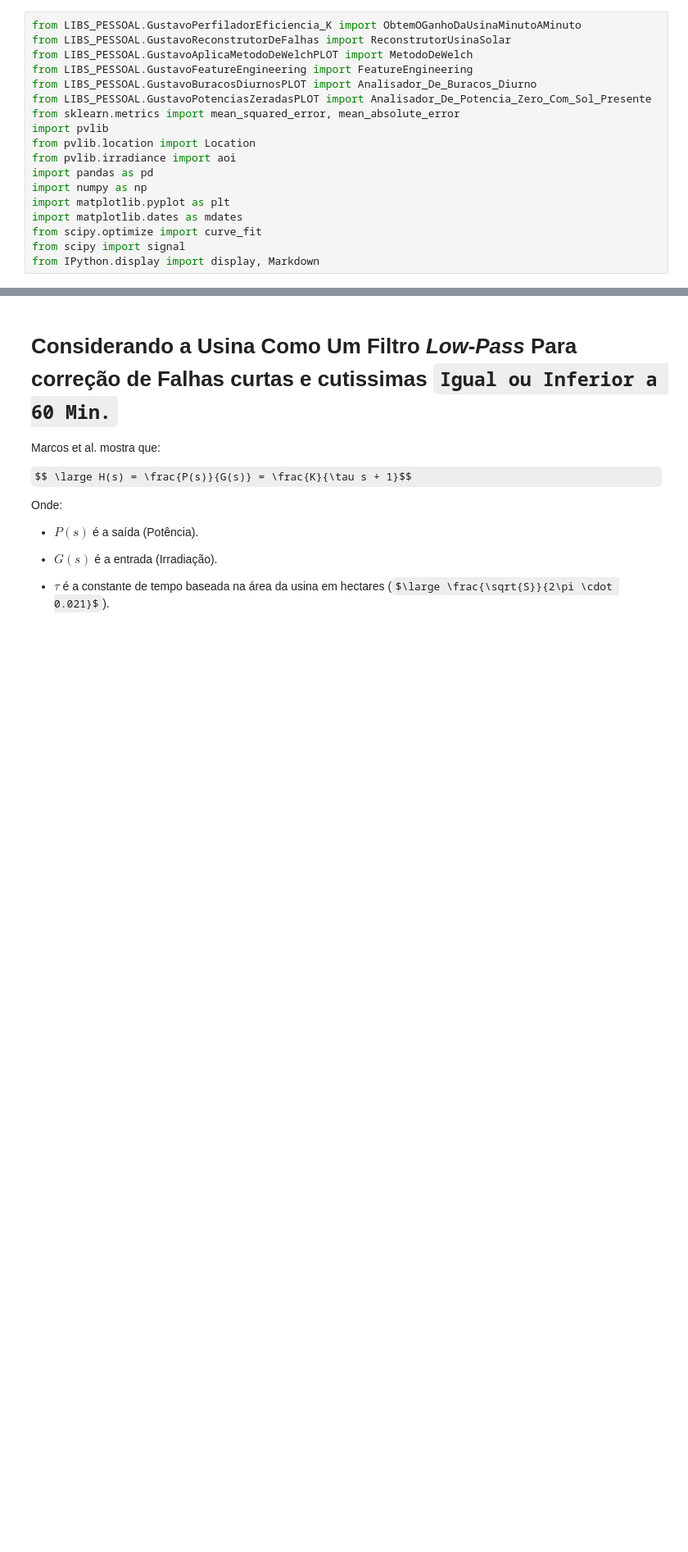
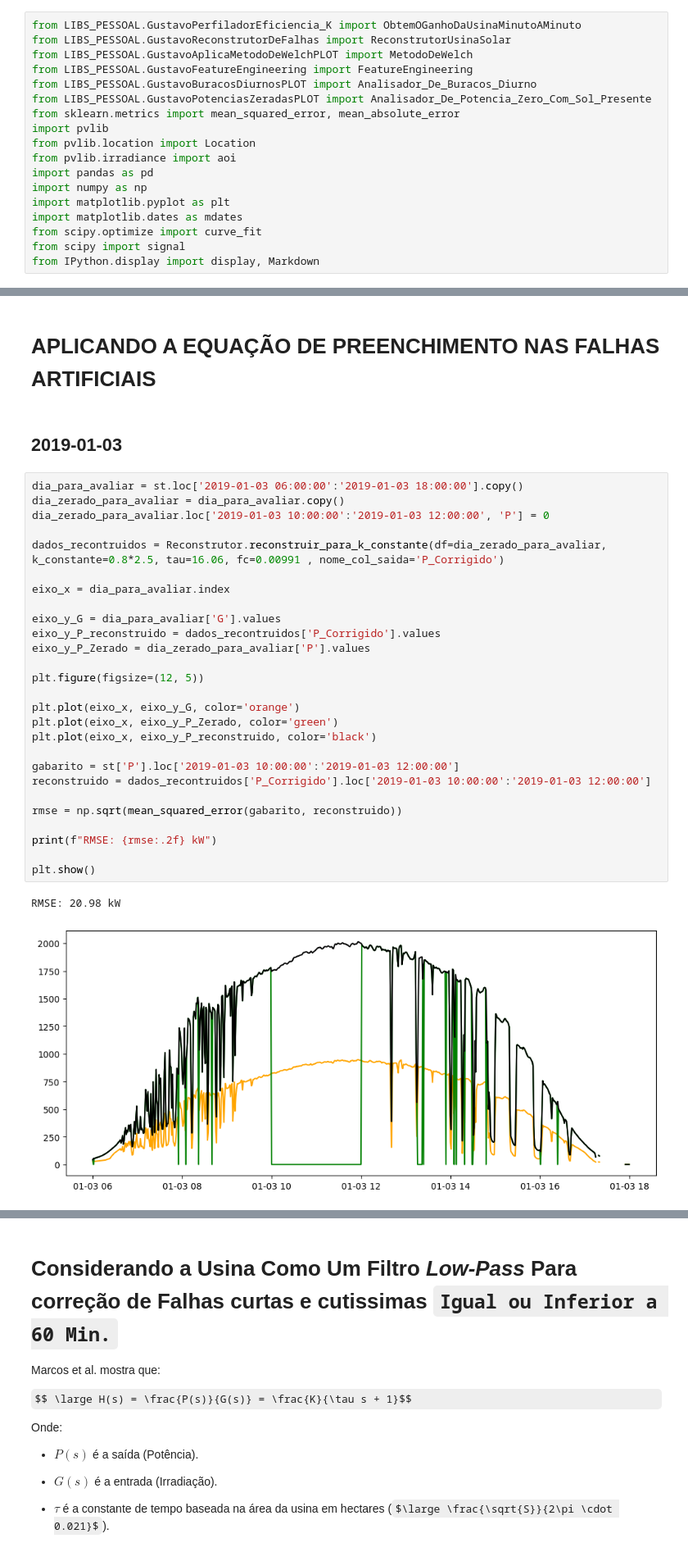
Before and after one commit to gustavodiasz/Modelagem_Dinamica_Usina_FV, a Jupyter notebook: Analise Dos Dados Da Usina De Petrolina.ipynb, the cells around one changed output, grey strips where cells are left out. Shown at 82% size. Drawn from its saved outputs; the diff is of its cells as text; some formulas as TeX source; blank space fills up the shorter version.

```diff
--- a/Analise Dos Dados Da Usina De Petrolina.ipynb
+++ b/Analise Dos Dados Da Usina De Petrolina.ipynb
@@ -129,0 +97,34 @@ plt.show()
+# %% [markdown]
+# APLICANDO A EQUAÇÃO DE PREENCHIMENTO NAS FALHAS ARTIFICIAIS
+# %% [markdown]
+## 2019-01-03
+# %%
+dia_para_avaliar = st.loc['2019-01-03 06:00:00':'2019-01-03 18:00:00'].copy()
+dia_zerado_para_avaliar = dia_para_avaliar.copy()
+dia_zerado_para_avaliar.loc['2019-01-03 10:00:00':'2019-01-03 12:00:00', 'P'] = 0
+
+dados_recontruidos = Reconstrutor.reconstruir_para_k_constante(df=dia_zerado_para_avaliar, k_constante=0.8*2.5, tau=16.06, fc=0.00991 , nome_col_saida='P_Corrigido')
+
+eixo_x = dia_para_avaliar.index
+
+eixo_y_G = dia_para_avaliar['G'].values
+eixo_y_P_reconstruido = dados_recontruidos['P_Corrigido'].values
+eixo_y_P_Zerado = dia_zerado_para_avaliar['P'].values
+
+plt.figure(figsize=(12, 5))
+
+plt.plot(eixo_x, eixo_y_G, color='orange')
+plt.plot(eixo_x, eixo_y_P_Zerado, color='green')
+plt.plot(eixo_x, eixo_y_P_reconstruido, color='black')
+
+gabarito = st['P'].loc['2019-01-03 10:00:00':'2019-01-03 12:00:00']
+reconstruido = dados_recontruidos['P_Corrigido'].loc['2019-01-03 10:00:00':'2019-01-03 12:00:00']
+
+rmse = np.sqrt(mean_squared_error(gabarito, reconstruido))
+
+print(f"RMSE: {rmse:.2f} kW")
+
+plt.show()
+# %% [output]
+RMSE: 20.98 kW
+[figure, added]
```
Also changed, not shown: parts of 21 cells of this notebook, 7 other files.
